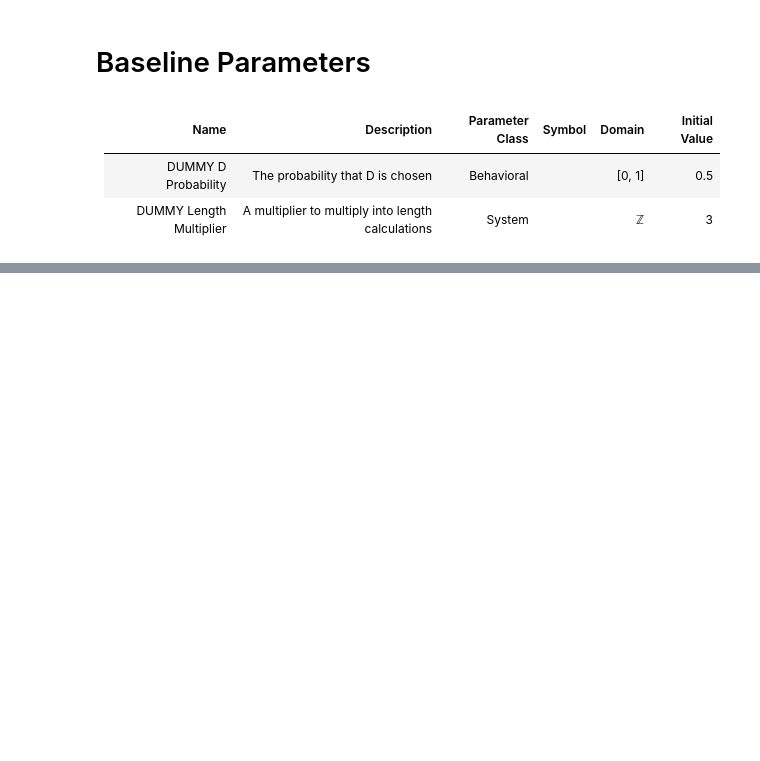
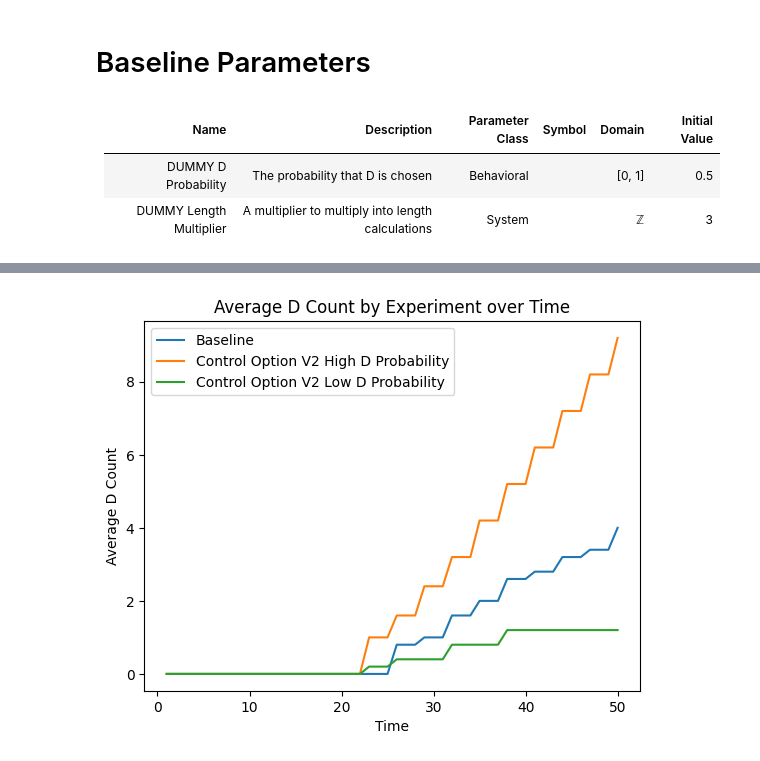
Before and after one commit to BlockScience/MSML-Template, a Jupyter notebook: notebooks/Experiment Simulations.ipynb, the cells around one changed output, grey strips where cells are left out. Cells and saved outputs as stored; diff of their text form; code cells hidden in the pictures; blank space fills up the shorter version.

```diff
--- a/notebooks/Experiment Simulations.ipynb
+++ b/notebooks/Experiment Simulations.ipynb
@@ -90,0 +95,4 @@ Control Option V2 Low D Probability                0.016           0.292
+# %%
+plot_d_count_experiment_simulation(df)
+# %% [output]
+[figure, added]
```
Also changed, not shown: parts of 3 cells of this notebook, 5 other files.
